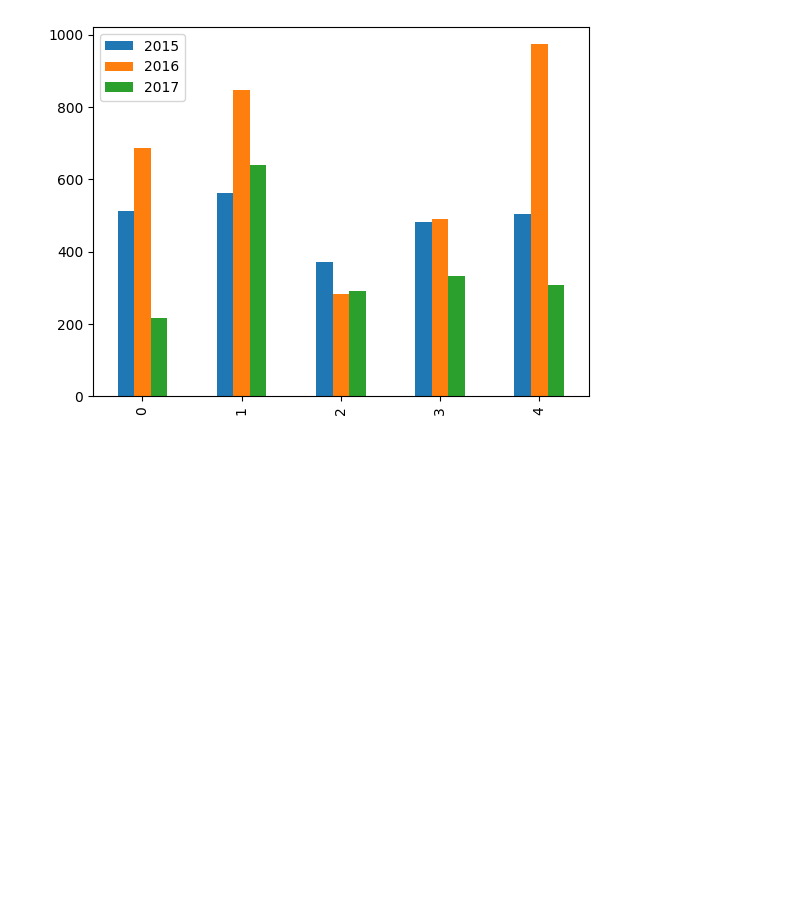
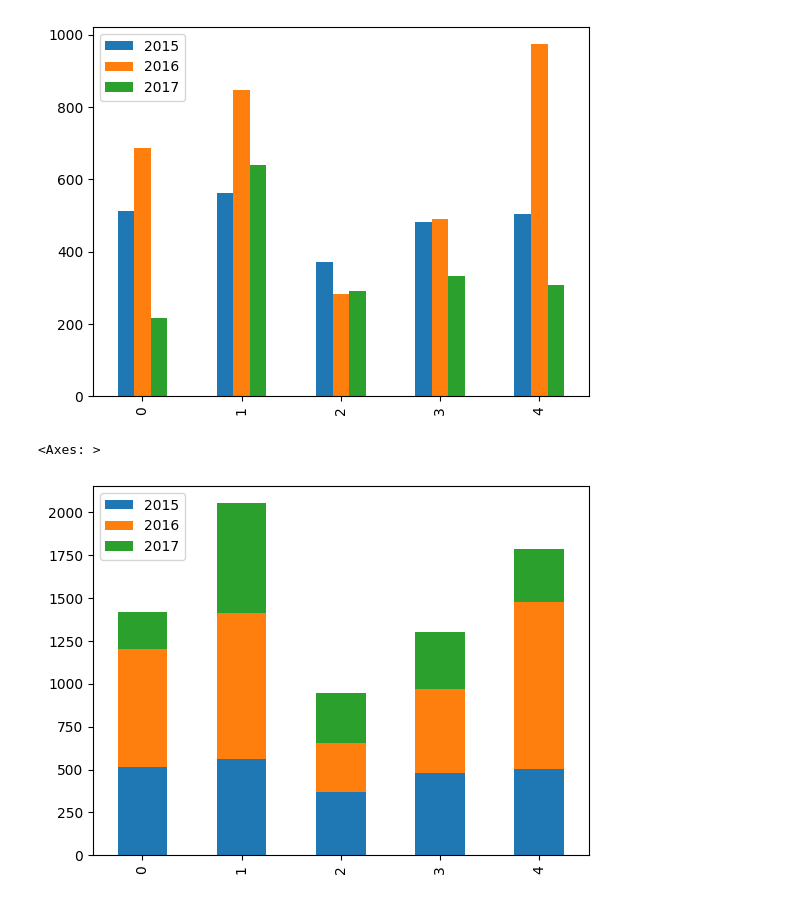
Before and after one commit to simran-aug15/Matplotlib, a Jupyter notebook: dataframeplot.ipynb, the cells around one changed output. Cells and saved outputs as stored; diff of their text form; code cells hidden in the pictures; blank space fills up the shorter version.

```diff
--- a/dataframeplot.ipynb
+++ b/dataframeplot.ipynb
@@ -80,3 +80,9 @@ temp.plot(kind='bar')
 # %% [output]
 <Axes: >
 [figure]
+# %%
+# stacked bar charts
+temp.plot(kind='bar',stacked='True')
+# %% [output]
+<Axes: >
+[figure, added]
```
